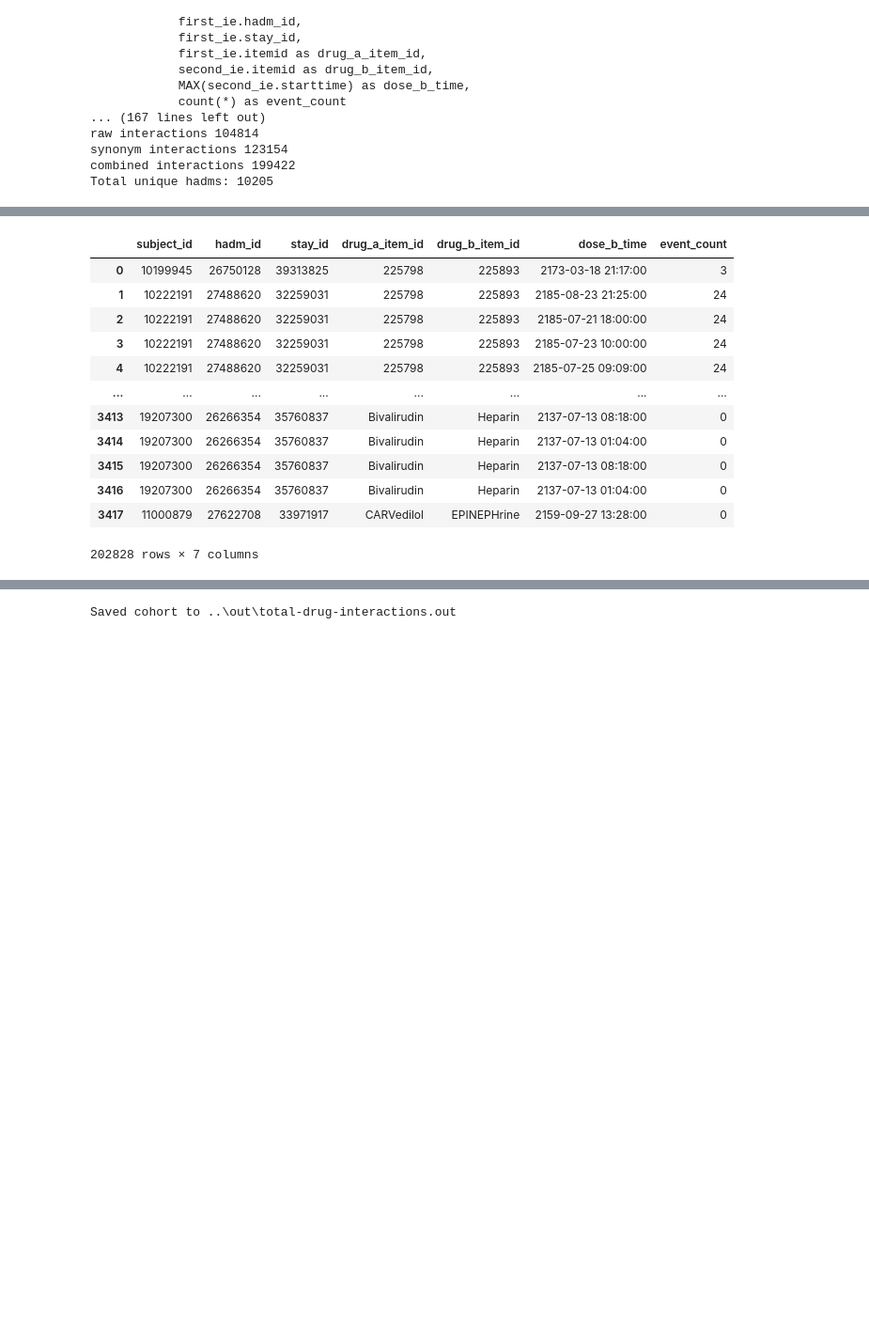
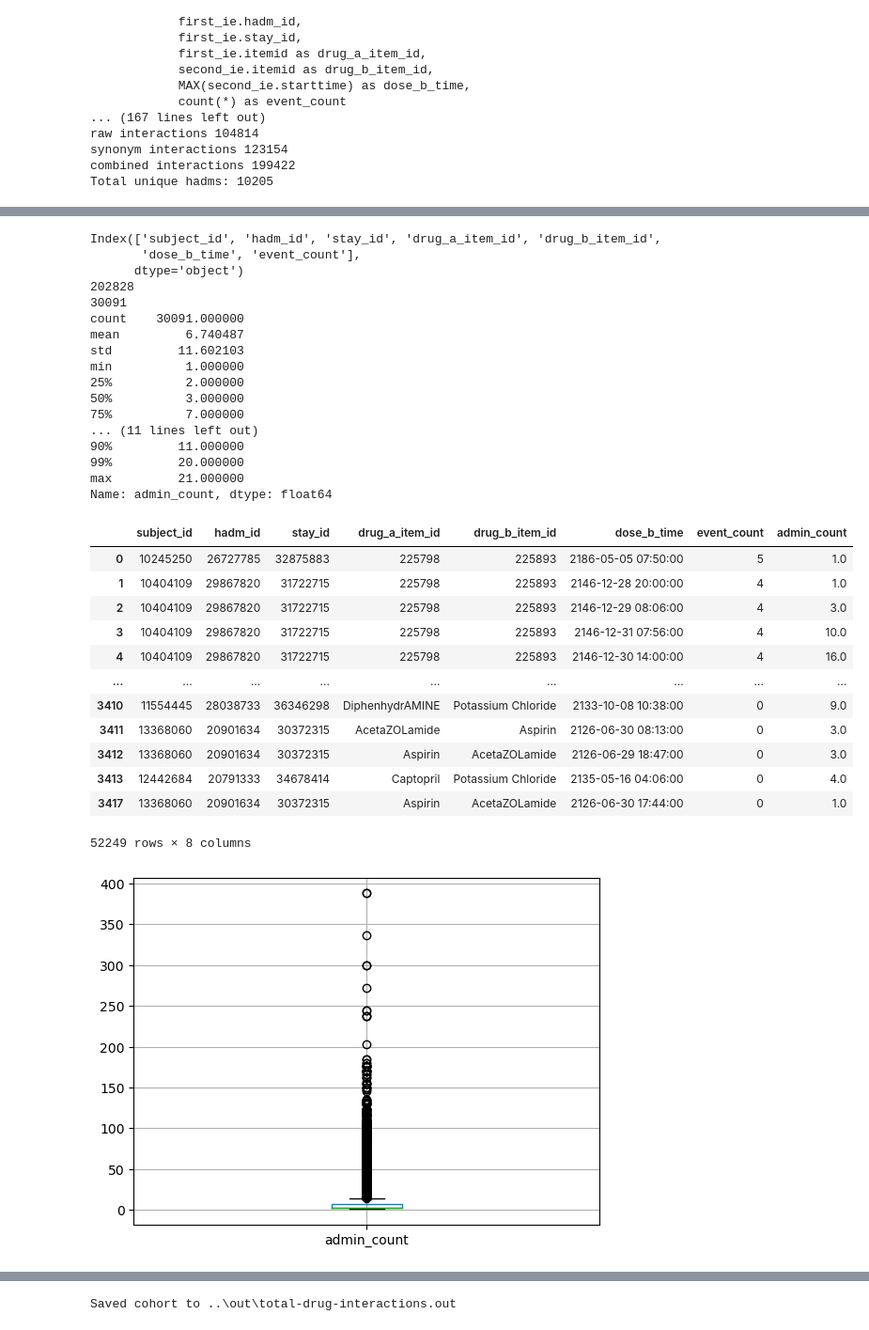
Before and after one commit to stevelan/UniMLHealth-GroupProject, a Jupyter notebook: notebooks/01-cohort.ipynb, the cells around one changed output, grey strips where cells are left out. Shown at 94% size. Saved outputs shown, nothing was run; the diff lists cells and outputs as text; code cells hidden in the pictures; blank space fills up the shorter version.

```diff
--- a/notebooks/01-cohort.ipynb
+++ b/notebooks/01-cohort.ipynb
@@ -574,25 +601,56 @@ icu_drug_interactions
 # %%
 # merge icu and emar drug interactions
 
 mergeable_hosp_interactions = pd.DataFrame(hosp_drug_interactions[['subject_id', 'hadm_id', 'stay_id']])
 mergeable_hosp_interactions['drug_a_item_id'] = hosp_drug_interactions.medication_1
 mergeable_hosp_interactions['drug_b_item_id'] = hosp_drug_interactions.medication_2
 mergeable_hosp_interactions['dose_b_time'] = hosp_drug_interactions.charttime_2
 mergeable_hosp_interactions['event_count'] = 0 # dummy value
 
 combined_drug_interactions = pd.concat([icu_drug_interactions, mergeable_hosp_interactions])
+
+print(combined_drug_interactions.columns)
+print(len(combined_drug_interactions))
+counts = combined_drug_interactions.groupby(['hadm_id', 'drug_a_item_id', 'drug_b_item_id']).count()
+print(len(counts))
+print(counts.subject_id.describe(percentiles=[0.25,0.5,0.75,0.9, 0.99]))
+combined_drug_interactions['admin_count'] = counts.reset_index().subject_id
+
+combined_drug_interactions.boxplot(column='admin_count')
+
+combined_drug_interactions = combined_drug_interactions[combined_drug_interactions.admin_count < (7 + 1.5 * 5)] # 3 * IQR
+print(combined_drug_interactions.admin_count.describe(percentiles=[0.25,0.5,0.75,0.9, 0.99]))
+
 combined_drug_interactions
 # %% [output]
+Index(['subject_id', 'hadm_id', 'stay_id', 'drug_a_item_id', 'drug_b_item_id',
+       'dose_b_time', 'event_count'],
+      dtype='object')
+202828
+30091
+count    30091.000000
+mean         6.740487
+std         11.602103
+min          1.000000
+25%          2.000000
+50%          3.000000
+75%          7.000000
+... (11 lines left out)
+90%         11.000000
+99%         20.000000
+max         21.000000
+Name: admin_count, dtype: float64
-|  | subject_id | hadm_id | stay_id | drug_a_item_id | drug_b_item_id | dose_b_time | event_count |
-| 0 | 10199945 | 26750128 | 39313825 | 225798 | 225893 | 2173-03-18 21:17:00 | 3 |
-| 1 | 10222191 | 27488620 | 32259031 | 225798 | 225893 | 2185-08-23 21:25:00 | 24 |
-| 2 | 10222191 | 27488620 | 32259031 | 225798 | 225893 | 2185-07-21 18:00:00 | 24 |
-| 3 | 10222191 | 27488620 | 32259031 | 225798 | 225893 | 2185-07-23 10:00:00 | 24 |
-| 4 | 10222191 | 27488620 | 32259031 | 225798 | 225893 | 2185-07-25 09:09:00 | 24 |
-| ... | ... | ... | ... | ... | ... | ... | ... |
-| 3413 | 19207300 | 26266354 | 35760837 | Bivalirudin | Heparin | 2137-07-13 08:18:00 | 0 |
-| 3414 | 19207300 | 26266354 | 35760837 | Bivalirudin | Heparin | 2137-07-13 01:04:00 | 0 |
-| 3415 | 19207300 | 26266354 | 35760837 | Bivalirudin | Heparin | 2137-07-13 08:18:00 | 0 |
-| 3416 | 19207300 | 26266354 | 35760837 | Bivalirudin | Heparin | 2137-07-13 01:04:00 | 0 |
-| 3417 | 11000879 | 27622708 | 33971917 | CARVedilol | EPINEPHrine | 2159-09-27 13:28:00 | 0 |
+|  | subject_id | hadm_id | stay_id | drug_a_item_id | drug_b_item_id | dose_b_time | event_count | admin_count |
+| 0 | 10245250 | 26727785 | 32875883 | 225798 | 225893 | 2186-05-05 07:50:00 | 5 | 1.0 |
+| 1 | 10404109 | 29867820 | 31722715 | 225798 | 225893 | 2146-12-28 20:00:00 | 4 | 1.0 |
+| 2 | 10404109 | 29867820 | 31722715 | 225798 | 225893 | 2146-12-29 08:06:00 | 4 | 3.0 |
+| 3 | 10404109 | 29867820 | 31722715 | 225798 | 225893 | 2146-12-31 07:56:00 | 4 | 10.0 |
+| 4 | 10404109 | 29867820 | 31722715 | 225798 | 225893 | 2146-12-30 14:00:00 | 4 | 16.0 |
+| ... | ... | ... | ... | ... | ... | ... | ... | ... |
+| 3410 | 11554445 | 28038733 | 36346298 | DiphenhydrAMINE | Potassium Chloride | 2133-10-08 10:38:00 | 0 | 9.0 |
+| 3411 | 13368060 | 20901634 | 30372315 | AcetaZOLamide | Aspirin | 2126-06-30 08:13:00 | 0 | 3.0 |
+| 3412 | 13368060 | 20901634 | 30372315 | Aspirin | AcetaZOLamide | 2126-06-29 18:47:00 | 0 | 3.0 |
+| 3413 | 12442684 | 20791333 | 34678414 | Captopril | Potassium Chloride | 2135-05-16 04:06:00 | 0 | 4.0 |
+| 3417 | 13368060 | 20901634 | 30372315 | Aspirin | AcetaZOLamide | 2126-06-30 17:44:00 | 0 | 1.0 |
-202828 rows × 7 columns
+52249 rows × 8 columns
+[figure, added]
```
Also changed, not shown: parts of 20 cells of this notebook.
